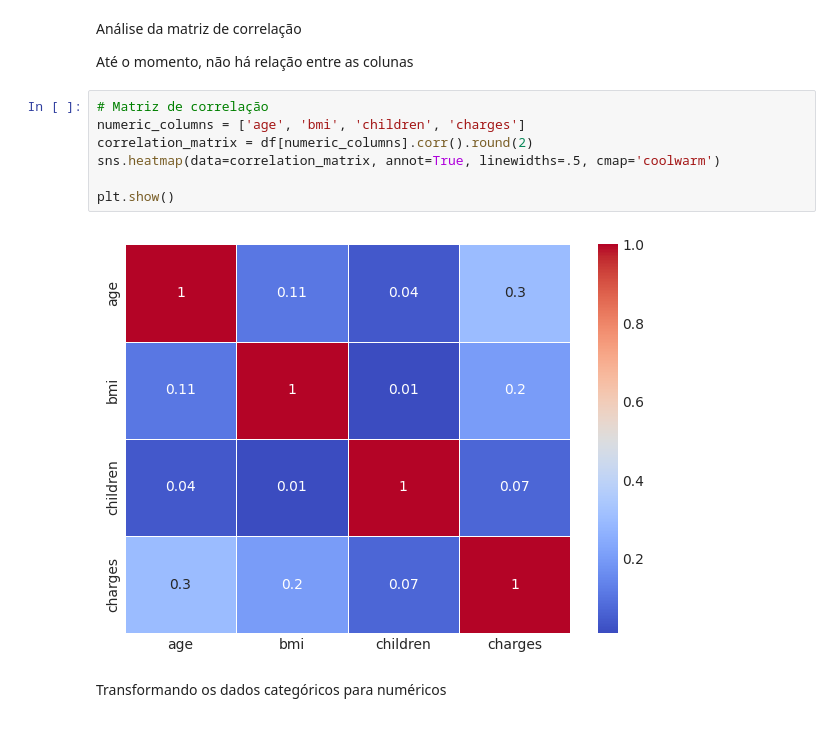
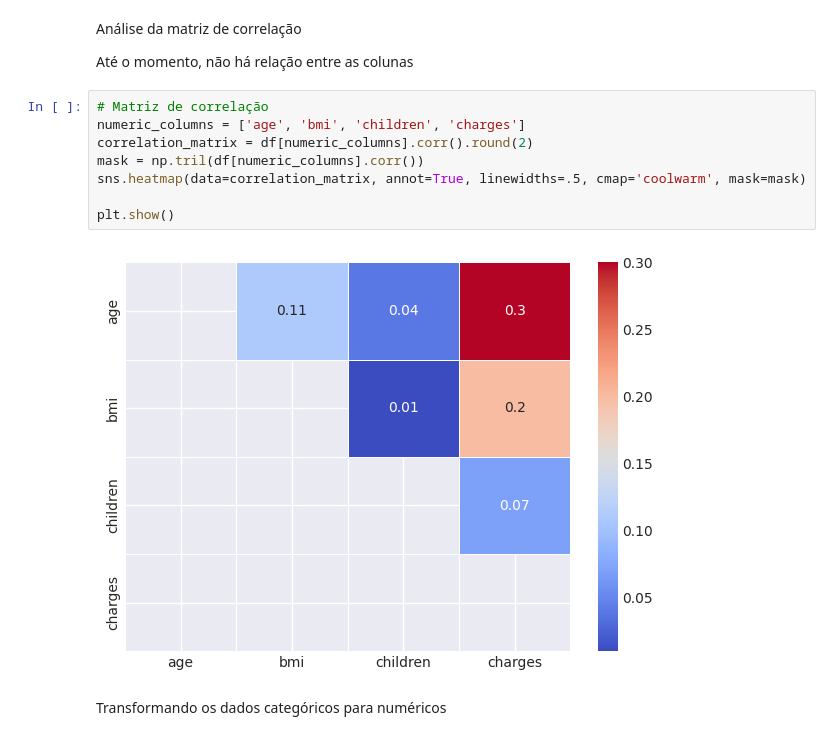
Before and after one commit to willsilvano/tech-challenges-post-tech-fiap, a Jupyter notebook: fase-01/tech-challenge-01.ipynb, the cells around one changed output. Drawn from its saved outputs; the diff is of its cells as text.

```diff
--- a/fase-01/tech-challenge-01.ipynb
+++ b/fase-01/tech-challenge-01.ipynb
@@ -219,12 +219,13 @@ Até o momento, não há relação entre as colunas
 # %%
 # Matriz de correlação
 numeric_columns = ['age', 'bmi', 'children', 'charges']
 correlation_matrix = df[numeric_columns].corr().round(2)
-sns.heatmap(data=correlation_matrix, annot=True, linewidths=.5, cmap='coolwarm')
+mask = np.tril(df[numeric_columns].corr())
+sns.heatmap(data=correlation_matrix, annot=True, linewidths=.5, cmap='coolwarm', mask=mask)
 
 plt.show()
 # %% [output]
-[figure, old version]
+[figure, new version]
 # %% [markdown]
 Transformando os dados categóricos para numéricos
 # %%
```
Also changed, not shown: parts of 1 cell of this notebook.
